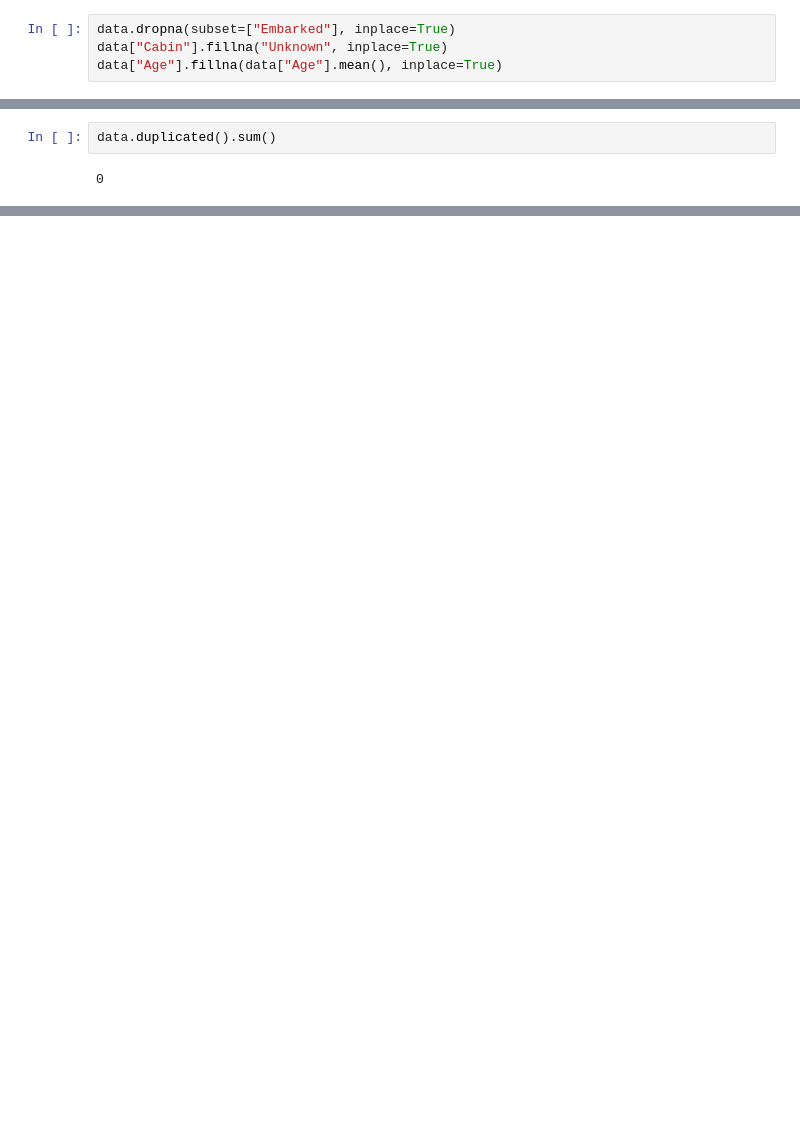
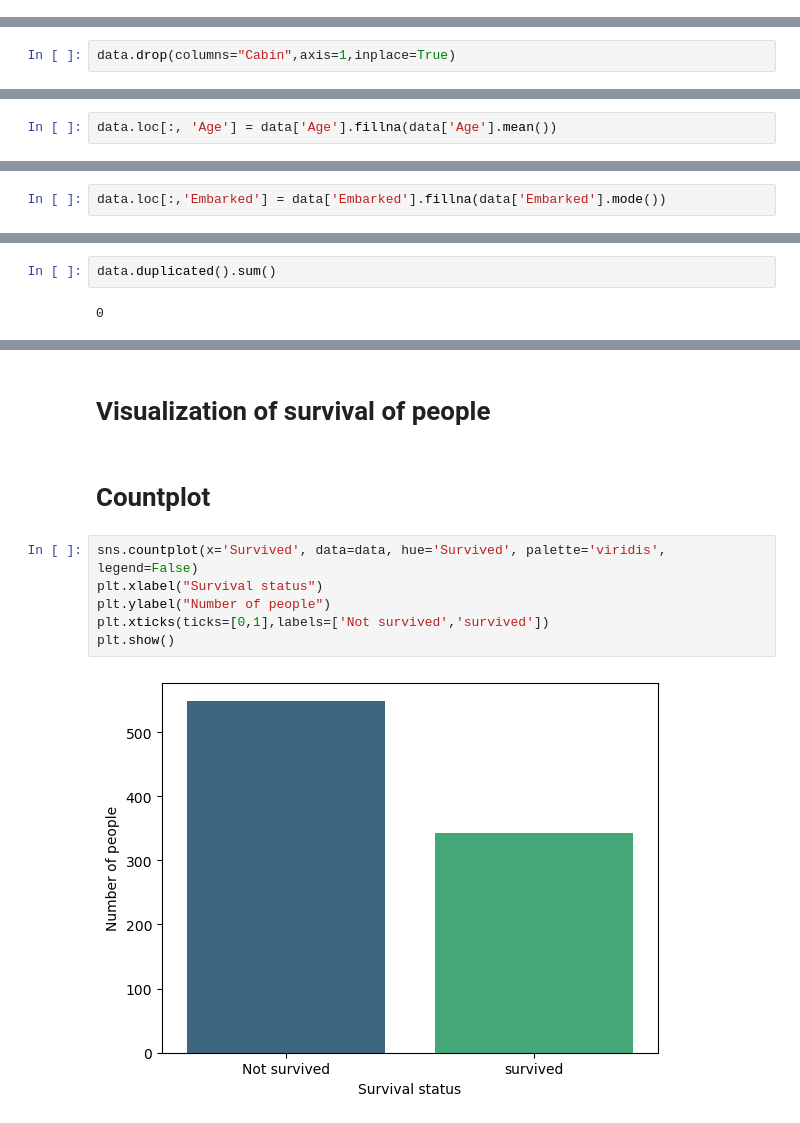
Before and after one commit to udaykamaliya/Project, a Jupyter notebook: PRODIGY_DS_02.ipynb, the cells around one changed output, grey strips where cells are left out. Cells and saved outputs as stored; diff of their text form; blank space fills up the shorter version.

```diff
--- a/PRODIGY_DS_02.ipynb
+++ b/PRODIGY_DS_02.ipynb
@@ -95,7 +97,3 @@ Fare             0
 Cabin          687
 Embarked         2
 dtype: int64
-# %%
-data.dropna(subset=["Embarked"], inplace=True)
-data["Cabin"].fillna("Unknown", inplace=True)
-data["Age"].fillna(data["Age"].mean(), inplace=True)
@@ -130,0 +102,2 @@ dtype: int64
+# %%
+data.drop(columns="Cabin",axis=1,inplace=True)
@@ -130,0 +106,2 @@ dtype: int64
+# %%
+data.loc[:, 'Age'] = data['Age'].fillna(data['Age'].mean())
@@ -130,0 +110,2 @@ dtype: int64
+# %%
+data.loc[:,'Embarked'] = data['Embarked'].fillna(data['Embarked'].mode())
@@ -163,0 +131,12 @@ plt.show()
+# %% [markdown]
+# Visualization of survival of people
+# %% [markdown]
+# Countplot
+# %%
+sns.countplot(x='Survived', data=data, hue='Survived', palette='viridis', legend=False)
+plt.xlabel("Survival status")
+plt.ylabel("Number of people")
+plt.xticks(ticks=[0,1],labels=['Not survived','survived'])
+plt.show()
+# %% [output]
+[figure, added]
```
Also changed, not shown: parts of 43 cells of this notebook.
